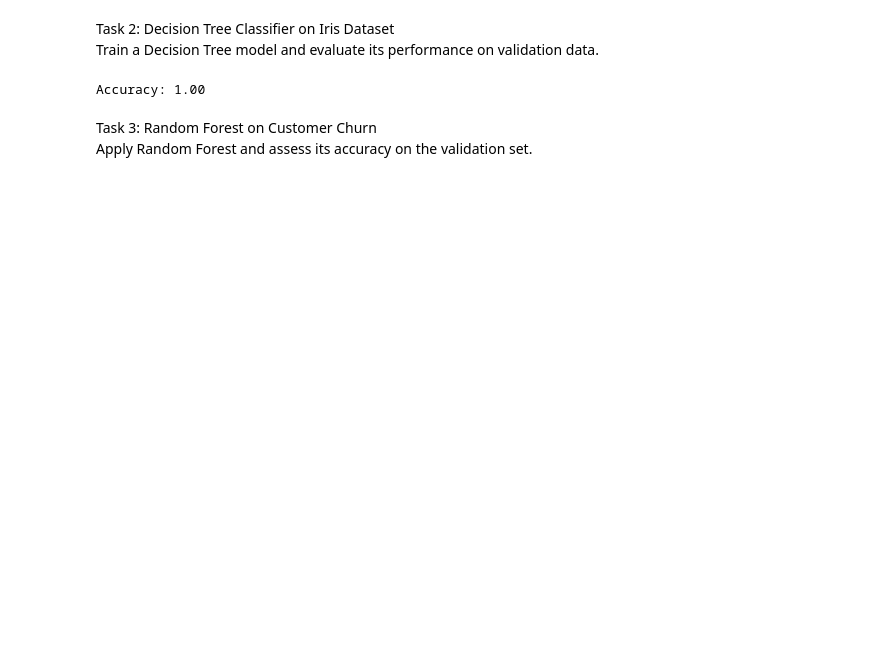
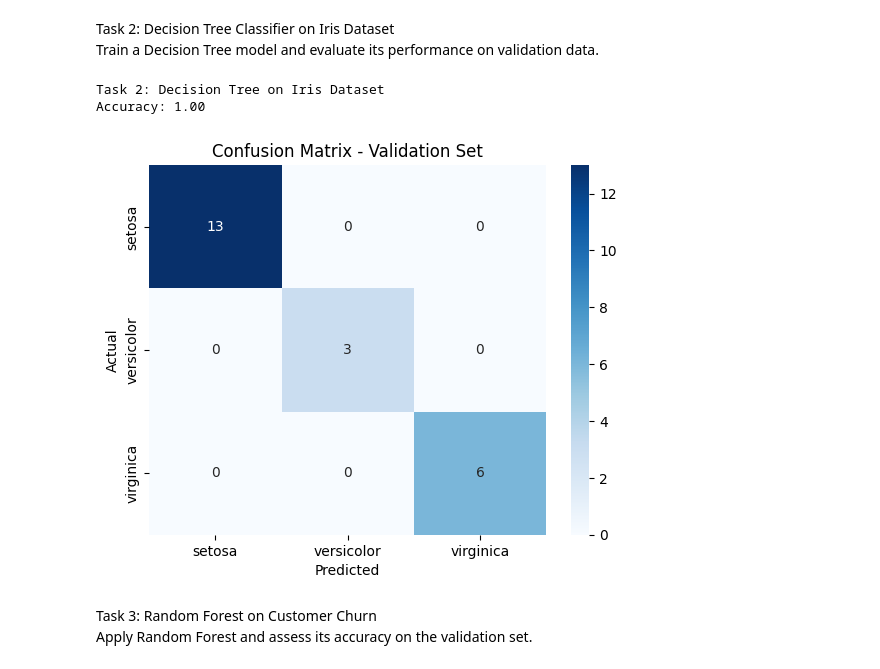
Before and after one commit to ananya20037/AI---ML, a Jupyter notebook: src/Module 5/Model Training, Overfitting & Hyperparameter Tuning/Qn2.ipynb, the cells around one changed output. Cells and saved outputs as stored; diff of their text form; code cells hidden in the pictures; blank space fills up the shorter version.

```diff
--- a/src/Module 5/Model Training, Overfitting & Hyperparameter Tuning/Qn2.ipynb
+++ b/src/Module 5/Model Training, Overfitting & Hyperparameter Tuning/Qn2.ipynb
@@ -36,28 +54,39 @@ Task 2: Decision Tree Classifier on Iris Dataset<br>
 Train a Decision Tree model and evaluate its performance on validation data.
 # %%
 
+# Task 2: Decision Tree Classifier on Iris Dataset
+import seaborn as sns
 from sklearn.datasets import load_iris
 from sklearn.tree import DecisionTreeClassifier
-from sklearn.metrics import accuracy_score
+from sklearn.metrics import accuracy_score, confusion_matrix
 from sklearn.model_selection import train_test_split
 
-data = load_iris()
-X = data.data
-y = data.target
+try:
+    data = load_iris()
+    X, y = data.data, data.target
+    X_train, X_temp, y_train, y_temp = train_test_split(X, y, test_size=0.3, random_state=42)
+    X_val, X_test, y_val, y_test = train_test_split(X_temp, y_temp, test_size=0.5, random_state=42)
 
-X_train, X_temp, y_train, y_temp = train_test_split(X, y, test_size=0.3, random_state=42)
-X_val, X_test, y_val, y_test = train_test_split(X_temp, y_temp, test_size=0.5, random_state=42)
+    model = DecisionTreeClassifier(random_state=42)
+    model.fit(X_train, y_train)
+    y_val_pred = model.predict(X_val)
 
-model = DecisionTreeClassifier(random_state=42)
-model.fit(X_train, y_train)
+    print("\nTask 2: Decision Tree on Iris Dataset")
+    print(f"Accuracy: {accuracy_score(y_val, y_val_pred):.2f}")
 
-y_val_pred = model.predict(X_val)
+    cm = confusion_matrix(y_val, y_val_pred)
+    sns.heatmap(cm, annot=True, fmt='d', cmap='Blues', xticklabels=data.target_names, yticklabels=data.target_names)
+    plt.title("Confusion Matrix - Validation Set")
+    plt.xlabel("Predicted")
+    plt.ylabel("Actual")
+    plt.show()
 
-accuracy = accuracy_score(y_val, y_val_pred)
-
-print(f"Accuracy: {accuracy:.2f}")
+except Exception as e:
+    print(f"Error in Task 2: {e}")
 # %% [output]
+Task 2: Decision Tree on Iris Dataset
 Accuracy: 1.00
+[figure, added]
 # %% [markdown]
 Task 3:  Random Forest on Customer Churn<br>
 Apply Random Forest and assess its accuracy on the validation set.
```
Also changed, not shown: parts of 2 cells of this notebook.
